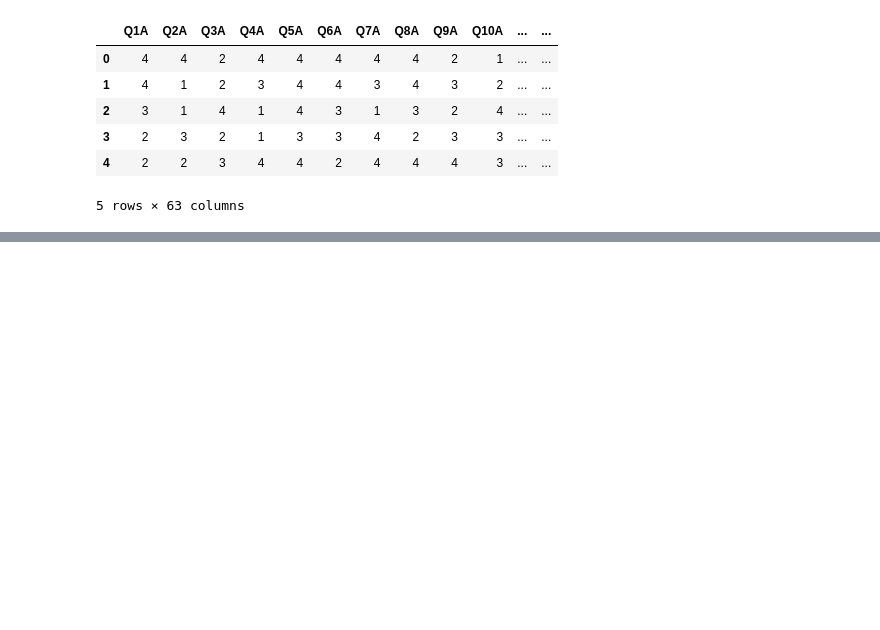
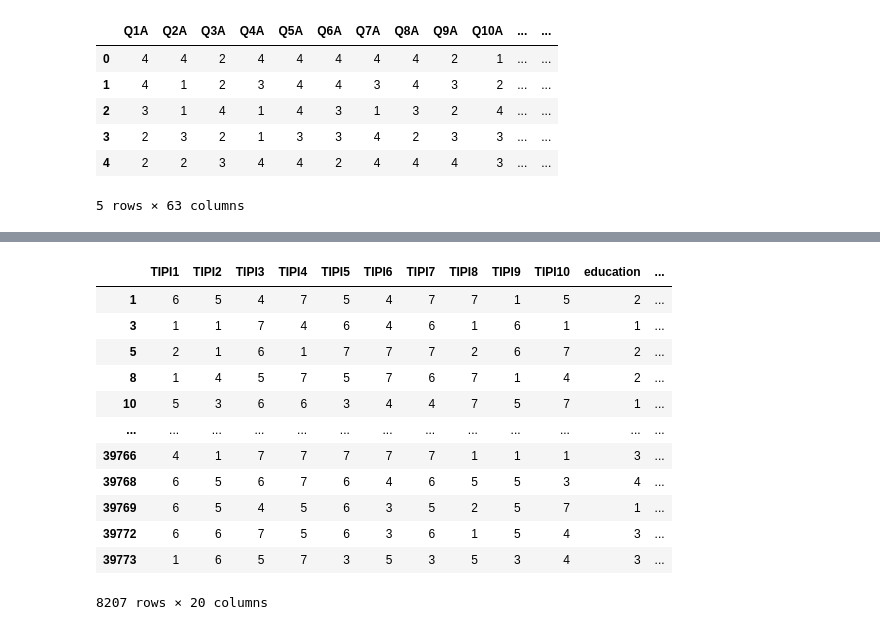
Before and after one commit to avisionary/depression_analysis, a Jupyter notebook: codes/Data Cleaning.ipynb, the cells around one changed output, grey strips where cells are left out. Saved outputs shown, nothing was run; the diff lists cells and outputs as text; code cells hidden in the pictures; blank space fills up the shorter version.

```diff
--- a/codes/Data Cleaning.ipynb
+++ b/codes/Data Cleaning.ipynb
@@ -33,0 +90,15 @@ depression = depression[depression['country']=='US']
+# %%
+def condition(x):
+    if x<=9:
+        return 'Normal'
+    if  10<=x<=13:
+        return 'Mild'
+    if 14<=x<=20:
+        return 'Moderate'
+    if 21<=x<=27:
+        return 'Severe'
+    if x>=28:
+        return 'Extremely Severe'
+
+depression['Condition']=depression['total_score'].apply(condition)
+depression.head()
@@ -33,0 +118,2 @@ depression = depression[depression['country']=='US']
+# %%
+depression_us=depression[depression['country']=='US']
@@ -33,0 +124,16 @@ depression = depression[depression['country']=='US']
+# %%
+depression_us
+# %% [output]
+|  | TIPI1 | TIPI2 | TIPI3 | TIPI4 | TIPI5 | TIPI6 | TIPI7 | TIPI8 | TIPI9 | TIPI10 | education | ... |
+| 1 | 6 | 5 | 4 | 7 | 5 | 4 | 7 | 7 | 1 | 5 | 2 | ... |
+| 3 | 1 | 1 | 7 | 4 | 6 | 4 | 6 | 1 | 6 | 1 | 1 | ... |
+| 5 | 2 | 1 | 6 | 1 | 7 | 7 | 7 | 2 | 6 | 7 | 2 | ... |
+| 8 | 1 | 4 | 5 | 7 | 5 | 7 | 6 | 7 | 1 | 4 | 2 | ... |
+| 10 | 5 | 3 | 6 | 6 | 3 | 4 | 4 | 7 | 5 | 7 | 1 | ... |
+| ... | ... | ... | ... | ... | ... | ... | ... | ... | ... | ... | ... | ... |
+| 39766 | 4 | 1 | 7 | 7 | 7 | 7 | 7 | 1 | 1 | 1 | 3 | ... |
+| 39768 | 6 | 5 | 6 | 7 | 6 | 4 | 6 | 5 | 5 | 3 | 4 | ... |
+| 39769 | 6 | 5 | 4 | 5 | 6 | 3 | 5 | 2 | 5 | 7 | 1 | ... |
+| 39772 | 6 | 6 | 7 | 5 | 6 | 3 | 6 | 1 | 5 | 4 | 3 | ... |
+| 39773 | 1 | 6 | 5 | 7 | 3 | 5 | 3 | 5 | 3 | 4 | 3 | ... |
+8207 rows × 20 columns
```
Also changed, not shown: parts of 22 cells of this notebook, 2 other files.
